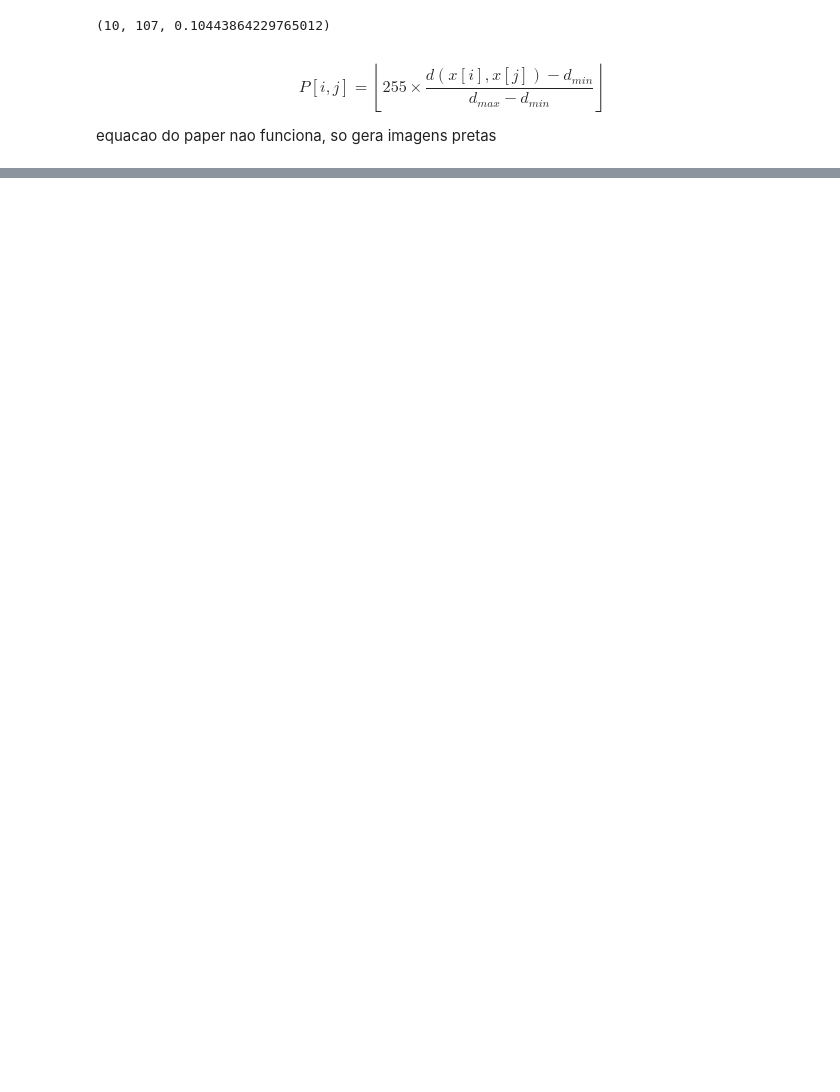
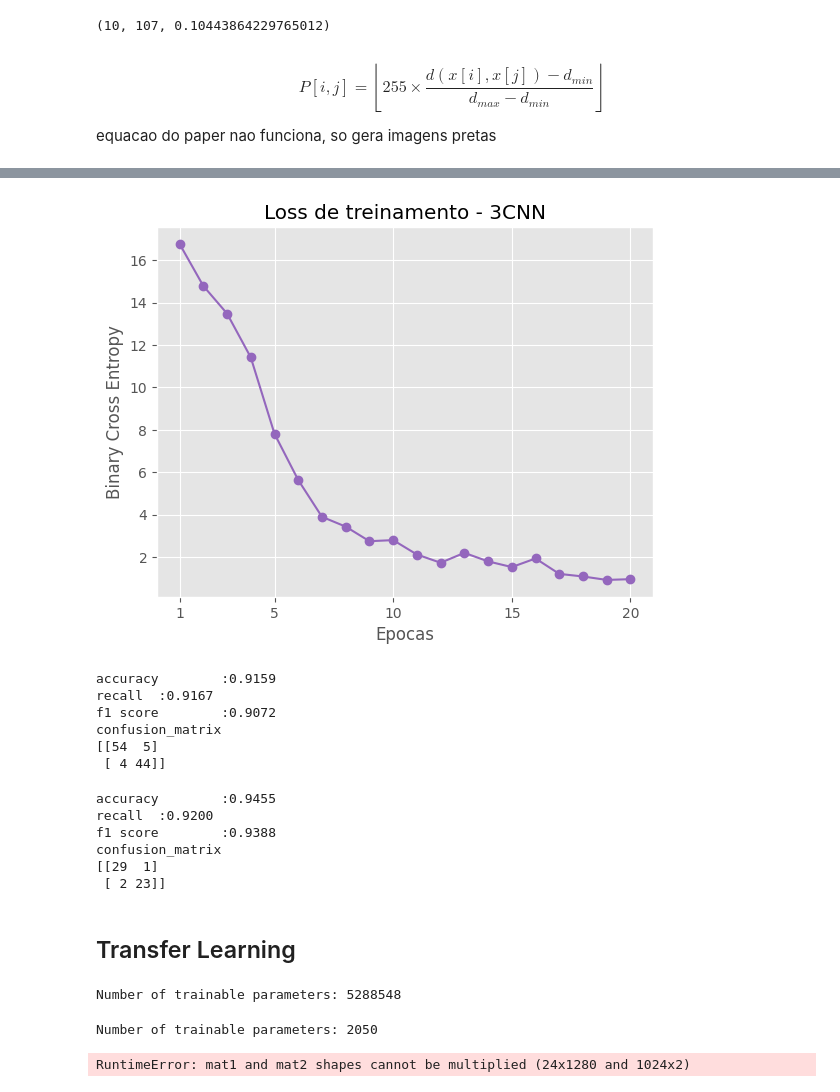
Before and after one commit to Arthur-Salles/mc855-recgym, a Jupyter notebook: src/rec_plots.ipynb, the cells around one changed output, grey strips where cells are left out. Saved outputs shown, nothing was run; the diff lists cells and outputs as text; code cells hidden in the pictures; blank space fills up the shorter version.

```diff
--- a/src/rec_plots.ipynb
+++ b/src/rec_plots.ipynb
@@ -188,0 +430,9 @@ plt.imshow(cap.reshape(224, 224, -1))
+# %%
+## training
+
+criterion = nn.CrossEntropyLoss()
+
+# Observe that all parameters are being optimized
+simple_cnn = simple_cnn.to(device)
+optimizer_ft = torch.optim.Adam(simple_cnn.parameters(), lr=0.001)
+cnn_trained , loss_curve_3cnn = train_model(simple_cnn, criterion, optimizer_ft, dl, 20, device=device)
@@ -188,0 +460,10 @@ plt.imshow(cap.reshape(224, 224, -1))
+# %%
+plt.title('Loss de treinamento - 3CNN')
+plt.plot(loss_curve_3cnn, color= 'tab:purple', marker='o')
+plt.xticks([0, 4, 9, 14,19], labels=[1, 5, 10, 15, 20])
+
+plt.xlabel('Epocas')
+plt.ylabel("Binary Cross Entropy")
+plt.show()
+# %% [output]
+[figure, added]
@@ -188,0 +480,10 @@ plt.imshow(cap.reshape(224, 224, -1))
+# %%
+res = evaluate_model(preds, fy['validation_data'])
+display_metrics(res)
+# %% [output]
+accuracy        :0.9159
+recall  :0.9167
+f1 score        :0.9072
+confusion_matrix
+[[54  5]
+ [ 4 44]]
@@ -188,0 +500,12 @@ plt.imshow(cap.reshape(224, 224, -1))
+# %%
+res = evaluate_model(preds, fy['test_data'])
+display_metrics(res)
+# %% [output]
+accuracy        :0.9455
+recall  :0.9200
+f1 score        :0.9388
+confusion_matrix
+[[29  1]
+ [ 2 23]]
+# %% [markdown]
+## Transfer Learning
@@ -188,0 +523,34 @@ plt.imshow(cap.reshape(224, 224, -1))
+# %%
+show_trainable_params(model_ft)
+# %% [output]
+Number of trainable parameters: 5288548
+# %%
+for param in model_ft.parameters():
+    param.requires_grad = False
+
+
+# model_ft.fc = nn.Linear(2048, 2)
+#num_features = model_ft.fc.in_features
+model_ft.classifier =   nn.Sequential(
+    nn.Dropout(p=0.2, inplace=True),
+    nn.Linear(in_features=1024, out_features=2, bias=True)
+)
+model_ft.to(device)
+
+trainable_params = sum(p.numel() for p in model_ft.parameters() if p.requires_grad)
+print(f"Number of trainable parameters: {trainable_params}")
+
+model_ft = model_ft.to(device)
+
+criterion = nn.CrossEntropyLoss()
+
+# Observe that all parameters are being optimized
+optimizer_ft = torch.optim.Adam(model_ft.parameters(), lr=0.001)
+# %% [output]
+Number of trainable parameters: 2050
+# %%
+dl = DataLoader(dataset_train, batch_size=24, shuffle=True)
+
+model_ft , loss_curve = train_model(model_ft, criterion, optimizer_ft, dl, 20, device=device)
+# %% [output]
+RuntimeError: mat1 and mat2 shapes cannot be multiplied (24x1280 and 1024x2)
```
Also changed, not shown: parts of 22 cells of this notebook, 4 other files.
